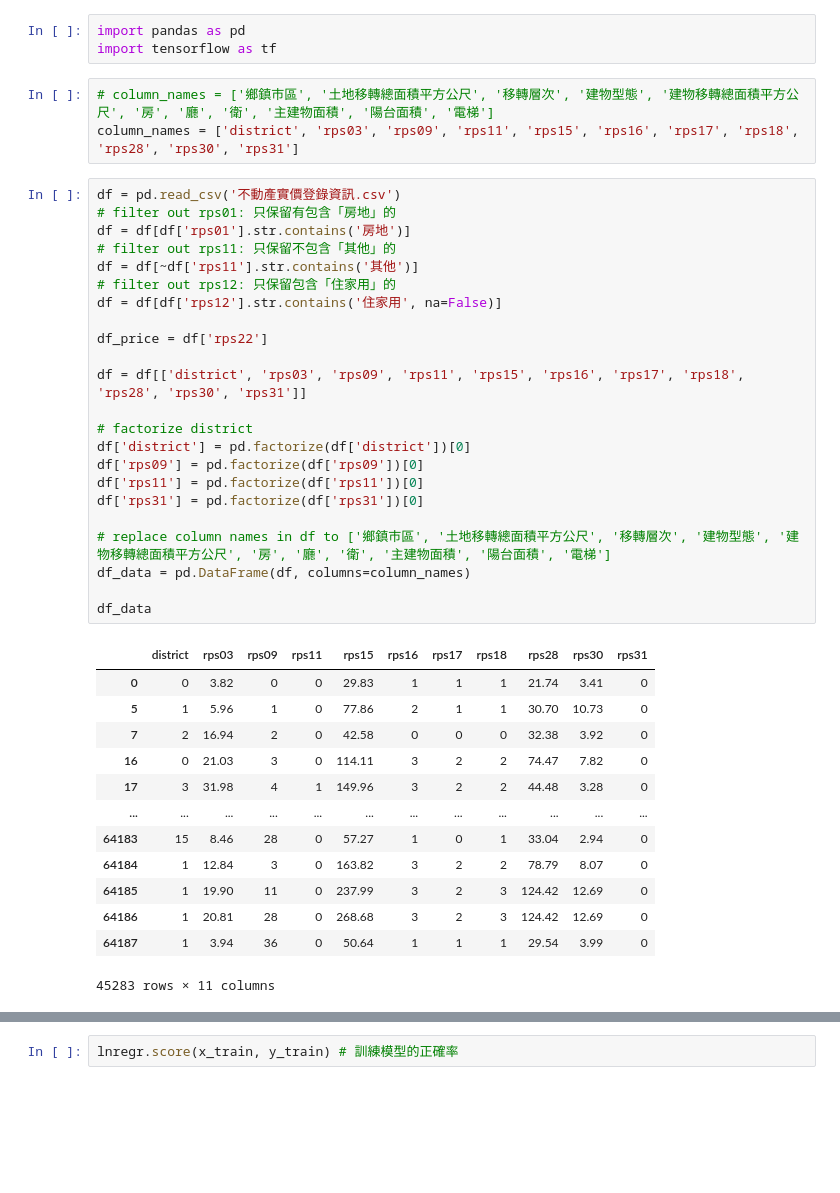
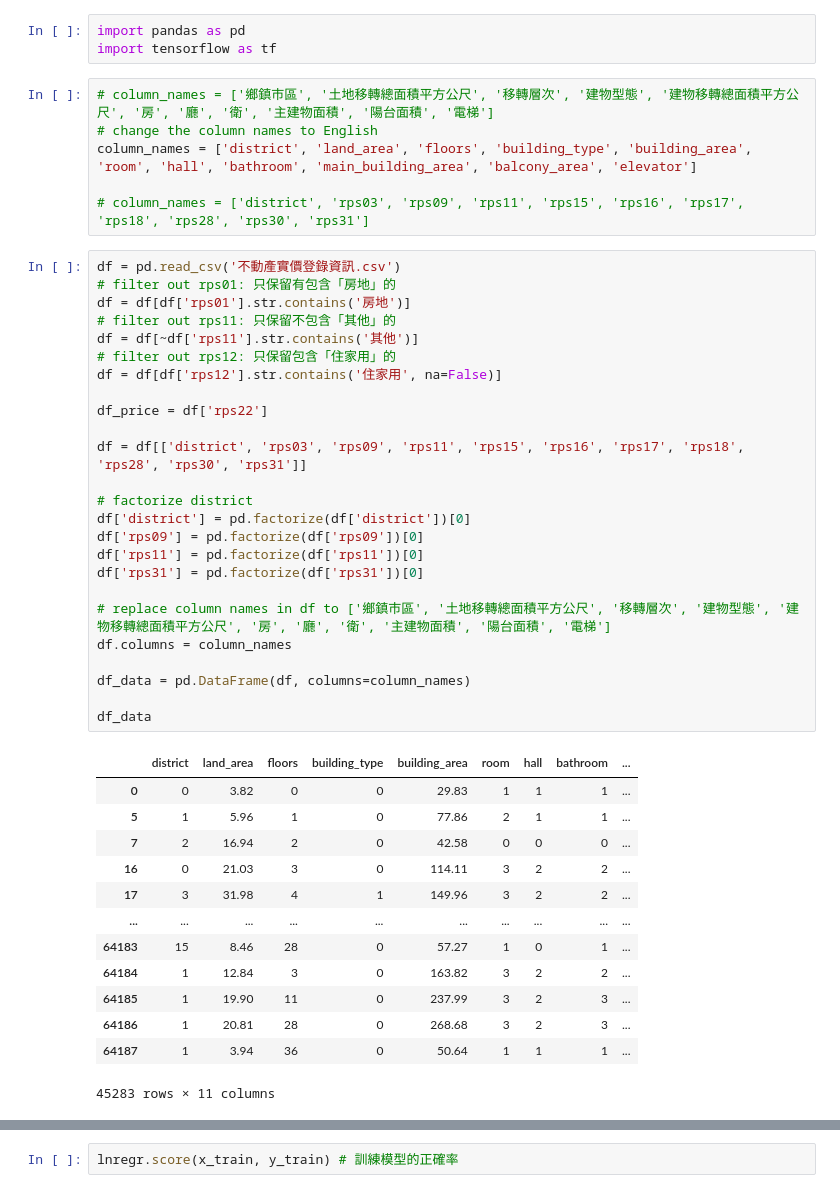
Before and after one commit to jgw0915/housePricePredict, a Jupyter notebook: house.ipynb, the cells around one changed output, grey strips where cells are left out. Cells and saved outputs as stored; diff of their text form; blank space fills up the shorter version.

```diff
--- a/house.ipynb
+++ b/house.ipynb
@@ -3,43 +3,48 @@ import pandas as pd
 import tensorflow as tf
 # %%
 # column_names = ['鄉鎮市區', '土地移轉總面積平方公尺', '移轉層次', '建物型態', '建物移轉總面積平方公尺', '房', '廳', '衛', '主建物面積', '陽台面積', '電梯']
-column_names = ['district', 'rps03', 'rps09', 'rps11', 'rps15', 'rps16', 'rps17', 'rps18', 'rps28', 'rps30', 'rps31']
+# change the column names to English
+column_names = ['district', 'land_area', 'floors', 'building_type', 'building_area', 'room', 'hall', 'bathroom', 'main_building_area', 'balcony_area', 'elevator']
+
+# column_names = ['district', 'rps03', 'rps09', 'rps11', 'rps15', 'rps16', 'rps17', 'rps18', 'rps28', 'rps30', 'rps31']
 # %%
 df = pd.read_csv('不動產實價登錄資訊.csv')
 # filter out rps01: 只保留有包含「房地」的
 df = df[df['rps01'].str.contains('房地')]
 # filter out rps11: 只保留不包含「其他」的
 df = df[~df['rps11'].str.contains('其他')]
 # filter out rps12: 只保留包含「住家用」的
 df = df[df['rps12'].str.contains('住家用', na=False)]
 
 df_price = df['rps22']
 
 df = df[['district', 'rps03', 'rps09', 'rps11', 'rps15', 'rps16', 'rps17', 'rps18', 'rps28', 'rps30', 'rps31']]
 
 # factorize district
 df['district'] = pd.factorize(df['district'])[0]
 df['rps09'] = pd.factorize(df['rps09'])[0]
 df['rps11'] = pd.factorize(df['rps11'])[0]
 df['rps31'] = pd.factorize(df['rps31'])[0]
 
 # replace column names in df to ['鄉鎮市區', '土地移轉總面積平方公尺', '移轉層次', '建物型態', '建物移轉總面積平方公尺', '房', '廳', '衛', '主建物面積', '陽台面積', '電梯']
+df.columns = column_names
+
 df_data = pd.DataFrame(df, columns=column_names)
 
 df_data
 # %% [output]
-|  | district | rps03 | rps09 | rps11 | rps15 | rps16 | rps17 | rps18 | rps28 | rps30 | rps31 |
-| 0 | 0 | 3.82 | 0 | 0 | 29.83 | 1 | 1 | 1 | 21.74 | 3.41 | 0 |
-| 5 | 1 | 5.96 | 1 | 0 | 77.86 | 2 | 1 | 1 | 30.70 | 10.73 | 0 |
-| 7 | 2 | 16.94 | 2 | 0 | 42.58 | 0 | 0 | 0 | 32.38 | 3.92 | 0 |
-| 16 | 0 | 21.03 | 3 | 0 | 114.11 | 3 | 2 | 2 | 74.47 | 7.82 | 0 |
-| 17 | 3 | 31.98 | 4 | 1 | 149.96 | 3 | 2 | 2 | 44.48 | 3.28 | 0 |
-| ... | ... | ... | ... | ... | ... | ... | ... | ... | ... | ... | ... |
-| 64183 | 15 | 8.46 | 28 | 0 | 57.27 | 1 | 0 | 1 | 33.04 | 2.94 | 0 |
-| 64184 | 1 | 12.84 | 3 | 0 | 163.82 | 3 | 2 | 2 | 78.79 | 8.07 | 0 |
-| 64185 | 1 | 19.90 | 11 | 0 | 237.99 | 3 | 2 | 3 | 124.42 | 12.69 | 0 |
-| 64186 | 1 | 20.81 | 28 | 0 | 268.68 | 3 | 2 | 3 | 124.42 | 12.69 | 0 |
-| 64187 | 1 | 3.94 | 36 | 0 | 50.64 | 1 | 1 | 1 | 29.54 | 3.99 | 0 |
+|  | district | land_area | floors | building_type | building_area | room | hall | bathroom | ... |
+| 0 | 0 | 3.82 | 0 | 0 | 29.83 | 1 | 1 | 1 | ... |
+| 5 | 1 | 5.96 | 1 | 0 | 77.86 | 2 | 1 | 1 | ... |
+| 7 | 2 | 16.94 | 2 | 0 | 42.58 | 0 | 0 | 0 | ... |
+| 16 | 0 | 21.03 | 3 | 0 | 114.11 | 3 | 2 | 2 | ... |
+| 17 | 3 | 31.98 | 4 | 1 | 149.96 | 3 | 2 | 2 | ... |
+| ... | ... | ... | ... | ... | ... | ... | ... | ... | ... |
+| 64183 | 15 | 8.46 | 28 | 0 | 57.27 | 1 | 0 | 1 | ... |
+| 64184 | 1 | 12.84 | 3 | 0 | 163.82 | 3 | 2 | 2 | ... |
+| 64185 | 1 | 19.90 | 11 | 0 | 237.99 | 3 | 2 | 3 | ... |
+| 64186 | 1 | 20.81 | 28 | 0 | 268.68 | 3 | 2 | 3 | ... |
+| 64187 | 1 | 3.94 | 36 | 0 | 50.64 | 1 | 1 | 1 | ... |
 45283 rows × 11 columns
 # %%
 df_data.isnull().any()
```
Also changed, not shown: parts of 6 cells of this notebook, 1 other file.
